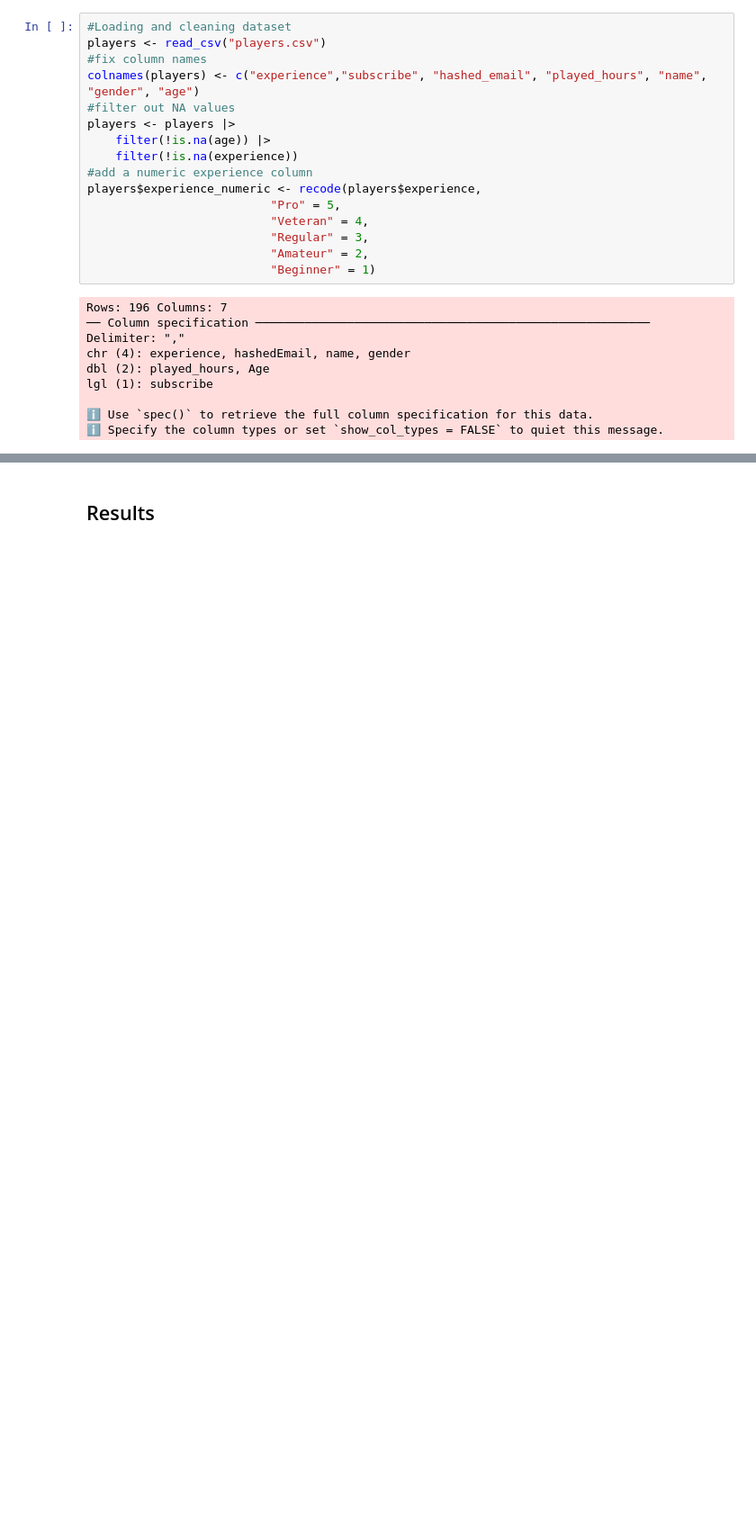
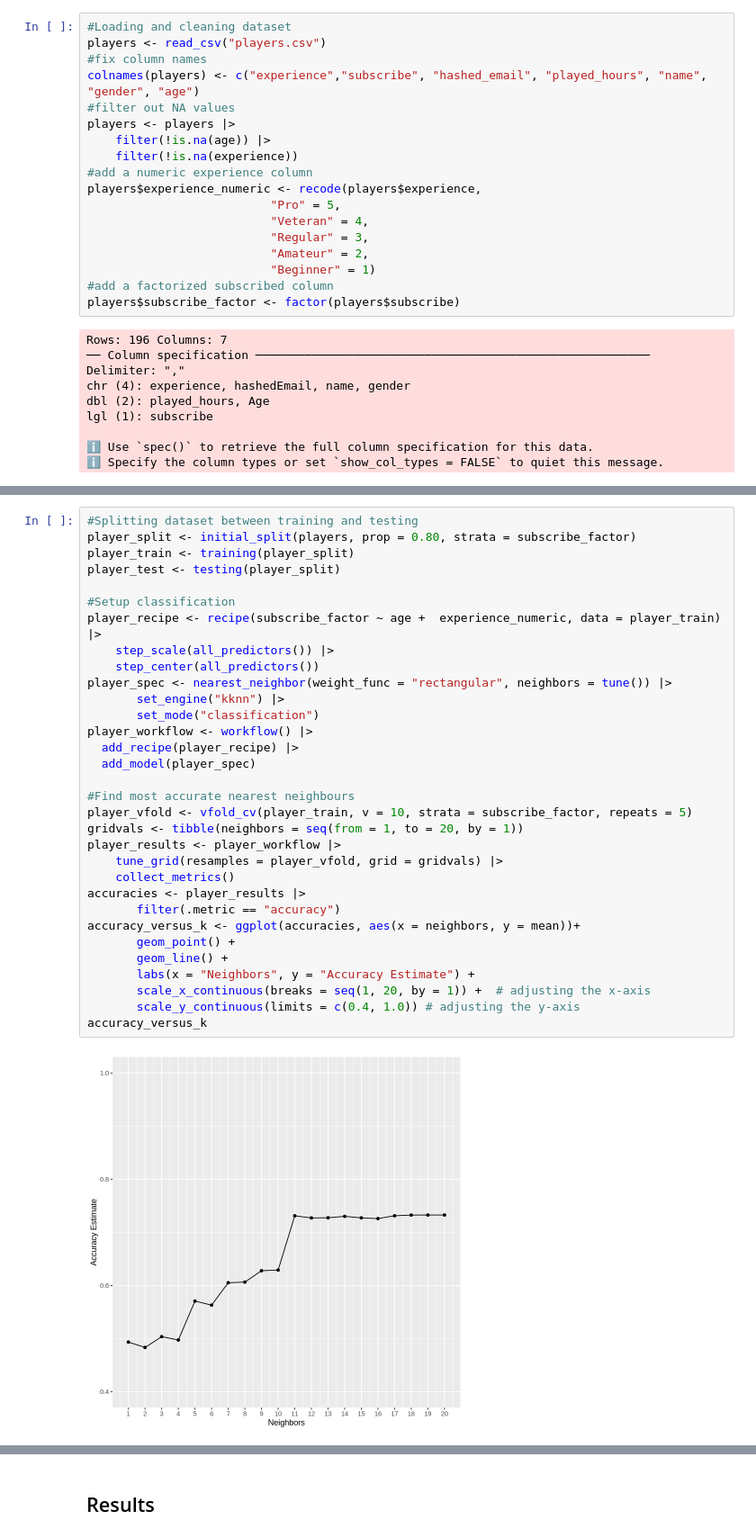
Before and after one commit to Mantoj130/Data-Science-Project, a Jupyter notebook: FinalReport.ipynb, the cells around one changed output, grey strips where cells are left out. Shown: that part at 90% size. Saved outputs shown, nothing was run; the diff lists cells and outputs as text; blank space fills up the shorter version.

Commit message:
Implemented nearest neighbours classifiation algorithm

```diff
--- a/FinalReport.ipynb
+++ b/FinalReport.ipynb
@@ -47,6 +47,8 @@ players$experience_numeric <- recode(players$experience,
                           "Regular" = 3,
                           "Amateur" = 2,
                           "Beginner" = 1)
+#add a factorized subscribed column
+players$subscribe_factor <- factor(players$subscribe)
 # %% [output]
 Rows: 196 Columns: 7
 ── Column specification ────────────────────────────────────────────────────────
@@ -66,3 +69,37 @@ plot <- players |>
 plot
 # %% [output]
 [figure]
+# %%
+#Splitting dataset between training and testing
+player_split <- initial_split(players, prop = 0.80, strata = subscribe_factor)
+player_train <- training(player_split)
+player_test <- testing(player_split)
+
+#Setup classification
+player_recipe <- recipe(subscribe_factor ~ age +  experience_numeric, data = player_train) |>
+    step_scale(all_predictors()) |>
+    step_center(all_predictors())
+player_spec <- nearest_neighbor(weight_func = "rectangular", neighbors = tune()) |>
+       set_engine("kknn") |>
+       set_mode("classification")
+player_workflow <- workflow() |>
+  add_recipe(player_recipe) |>
+  add_model(player_spec)
+
+#Find most accurate nearest neighbours
+player_vfold <- vfold_cv(player_train, v = 10, strata = subscribe_factor, repeats = 5)
+gridvals <- tibble(neighbors = seq(from = 1, to = 20, by = 1))
+player_results <- player_workflow |>
+    tune_grid(resamples = player_vfold, grid = gridvals) |>
+    collect_metrics()
+accuracies <- player_results |>
+       filter(.metric == "accuracy")
+accuracy_versus_k <- ggplot(accuracies, aes(x = neighbors, y = mean))+
+       geom_point() +
+       geom_line() +
+       labs(x = "Neighbors", y = "Accuracy Estimate") +
+       scale_x_continuous(breaks = seq(1, 20, by = 1)) +  # adjusting the x-axis
+       scale_y_continuous(limits = c(0.4, 1.0)) # adjusting the y-axis
+accuracy_versus_k
+# %% [output]
+[figure, added]
```
Also changed, not shown: parts of 2 cells of this notebook.
